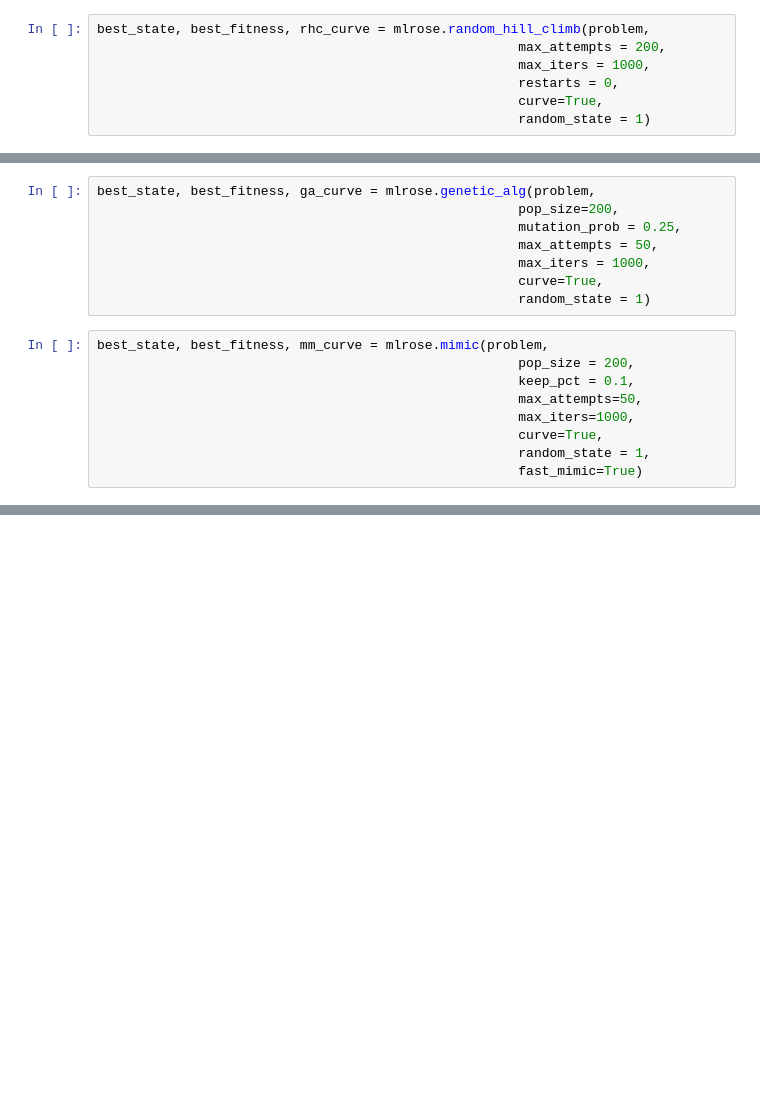
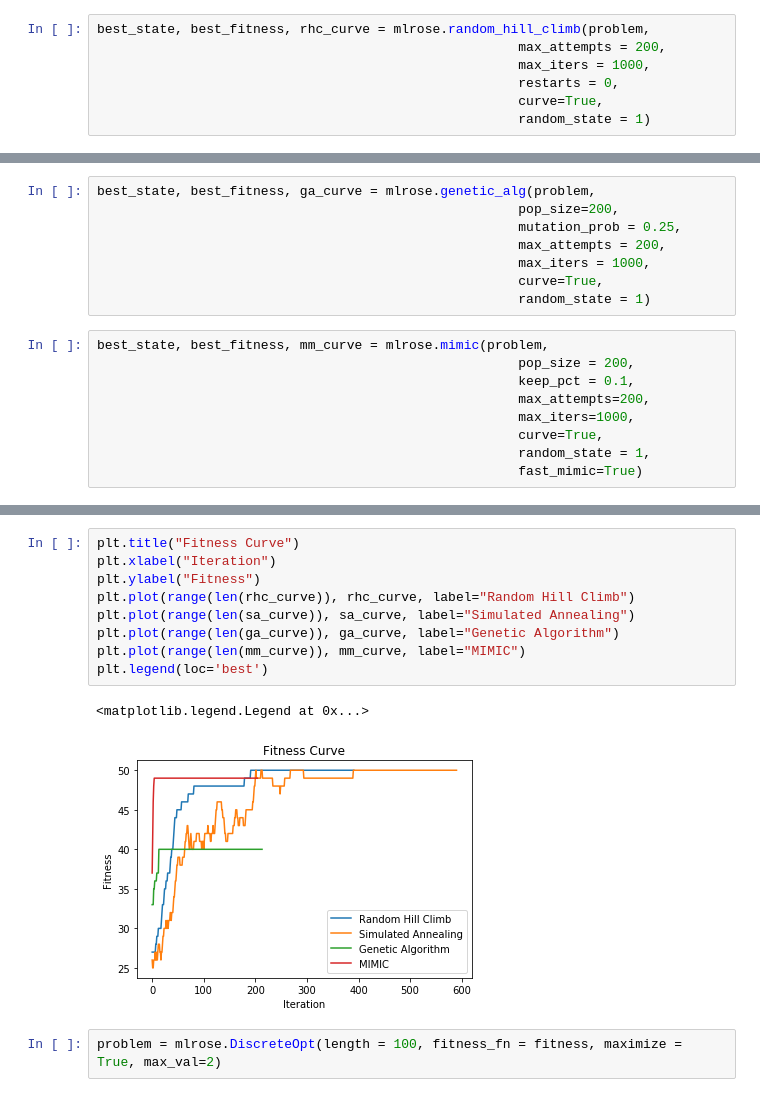
Before and after one commit to 6r0k3d/ml-intro-redux, a Jupyter notebook: project2/OneMax.ipynb, the cells around one changed output, grey strips where cells are left out. Cells and saved outputs as stored; diff of their text form; blank space fills up the shorter version.

```diff
--- a/project2/OneMax.ipynb
+++ b/project2/OneMax.ipynb
@@ -28,7 +68,7 @@ best_state, best_fitness, sa_curve = mlrose.simulated_annealing(problem,
 best_state, best_fitness, ga_curve = mlrose.genetic_alg(problem,
                                                       pop_size=200,
                                                       mutation_prob = 0.25,
-                                                      max_attempts = 50,
+                                                      max_attempts = 200,
                                                       max_iters = 1000,
                                                       curve=True,
                                                       random_state = 1)
@@ -36,7 +76,7 @@ best_state, best_fitness, ga_curve = mlrose.genetic_alg(problem,
 best_state, best_fitness, mm_curve = mlrose.mimic(problem,
                                                       pop_size = 200,
                                                       keep_pct = 0.1,
-                                                      max_attempts=50,
+                                                      max_attempts=200,
                                                       max_iters=1000,
                                                       curve=True,
                                                       random_state = 1,
@@ -66,0 +96,14 @@ plt.legend(loc='best')
+# %%
+plt.title("Fitness Curve")
+plt.xlabel("Iteration")
+plt.ylabel("Fitness")
+plt.plot(range(len(rhc_curve)), rhc_curve, label="Random Hill Climb")
+plt.plot(range(len(sa_curve)), sa_curve, label="Simulated Annealing")
+plt.plot(range(len(ga_curve)), ga_curve, label="Genetic Algorithm")
+plt.plot(range(len(mm_curve)), mm_curve, label="MIMIC")
+plt.legend(loc='best')
+# %% [output]
+<matplotlib.legend.Legend at 0x...>
+[figure, added]
+# %%
+problem = mlrose.DiscreteOpt(length = 100, fitness_fn = fitness, maximize = True, max_val=2)
```
Also changed, not shown: parts of 15 cells of this notebook, 5 other files.
